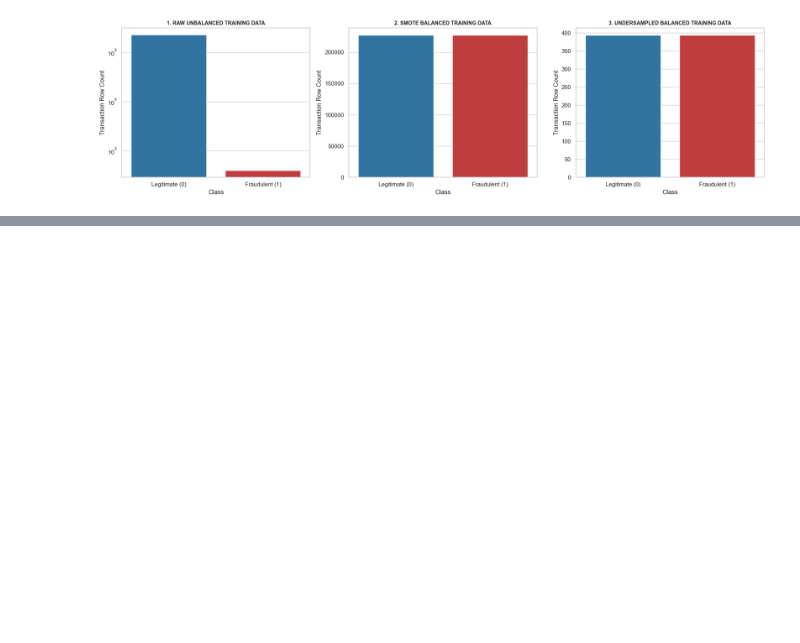
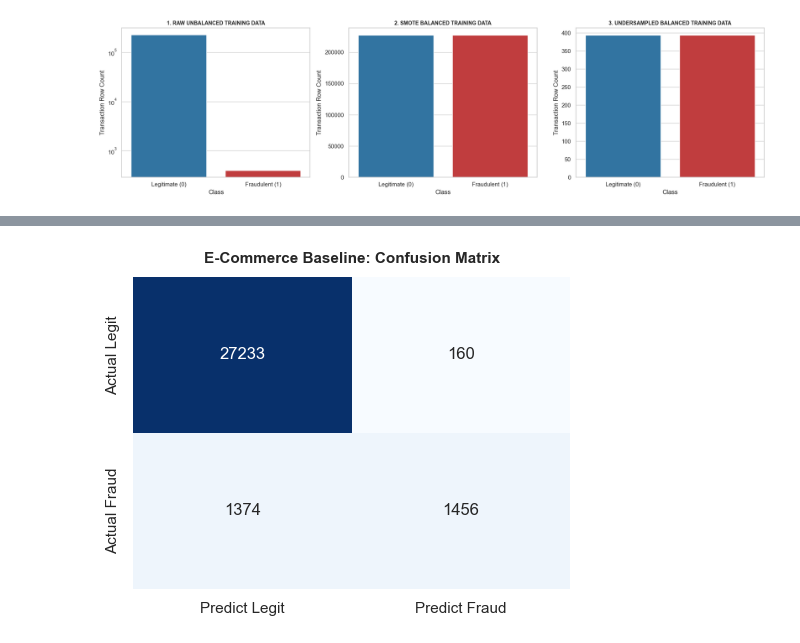
Before and after one commit to KetimTesfaye/fraud-detection, a Jupyter notebook: notebooks/modeling.ipynb, the cells around one changed output, grey strips where cells are left out. Saved outputs shown, nothing was run; the diff lists cells and outputs as text; code cells hidden in the pictures; blank space fills up the shorter version.

```diff
--- a/notebooks/modeling.ipynb
+++ b/notebooks/modeling.ipynb
@@ -227,0 +316,85 @@ Passing `palette` without assigning `hue` is deprecated and will be removed in v
+# %%
+import os
+import numpy as np
+import pandas as pd
+import matplotlib.pyplot as plt
+import seaborn as sns
+from sklearn.linear_model import LogisticRegression
+from sklearn.metrics import (
+    classification_report,
+    confusion_matrix,
+    precision_recall_curve,
+    auc,
+    f1_score
+)
+
+print("==================================================================")
+print("       PHASE 3: SELF-CONTAINED BASELINE MODEL TRAINING & AUDIT    ")
+print("==================================================================")
+
+def run_and_evaluate_baseline(X_train, y_train, X_test, y_test, name):
+    print(f"\n" + "="*60)
+    print(f" TRAINING & EVALUATING: {name.upper()} LOGISTIC REGRESSION BASELINE")
+    print("="*60)
+
+    # 1. Train the baseline model directly within this block
+    print(f"[TRAINING] Fitting Logistic Regression baseline for {name}...")
+    baseline_model = LogisticRegression(max_iter=1000, random_state=42)
+    baseline_model.fit(X_train, y_train)
+
+    # 2. Generate Predictions
+    y_pred = baseline_model.predict(X_test)
+    y_prob = baseline_model.predict_proba(X_test)[:, 1]
+
+    # 3. Compute Confusion Matrix Elements
+    cm = confusion_matrix(y_test, y_pred)
+    tn, fp, fn, tp = cm.ravel()
+
+    # 4. Calculate AUC-PR (Area Under Precision-Recall Curve)
+    precision_vals, recall_vals, _ = precision_recall_curve(y_test, y_prob)
+    auc_pr = auc(recall_vals, precision_vals)
+
+    # 5. Calculate F1-Score
+    f1 = f1_score(y_test, y_pred)
+
+    print(f"\n[SUCCESS] Matrix Evaluation Counts:")
+    print(f"  ├── True Negatives (Legit Cleaned) : {tn:,}")
+    print(f"  ├── False Positives (False Alarms) : {fp:,}")
+    print(f"  ├── False Negatives (Missed Fraud) : {fn:,}")
+    print(f"  └── True Positives (Caught Fraud)  : {tp:,}")
+    print(f"\nPerformance Benchmarks:")
+    print(f"  ├── F1-Score                      : {f1:.4f}")
+    print(f"  └── AUC-PR                        : {auc_pr:.4f}")
+
+    print("\nDetailed Classification Report:")
+    print(classification_report(y_test, y_pred, target_names=['Legitimate (0)', 'Fraudulent (1)']))
+
+    # 6. Plot Confusion Matrix
+    plt.figure(figsize=(5, 4))
+    sns.heatmap(cm, annot=True, fmt="d", cmap="Blues", cbar=False,
+                xticklabels=['Predict Legit', 'Predict Fraud'],
+                yticklabels=['Actual Legit', 'Actual Fraud'])
+    plt.title(f'{name} Baseline: Confusion Matrix', fontsize=11, fontweight='bold', pad=10)
+    plt.tight_layout()
+    plt.show()
+
+    return baseline_model
+
+# ------------------------------------------------------------------
+# EXECUTE THE ALL-IN-ONE BASELINE PIPELINE
+# ------------------------------------------------------------------
+try:
+    # Train and evaluate E-Commerce baseline using splits from Phase 1
+    lr_ecom_baseline = run_and_evaluate_baseline(
+        X_ecom_train, y_ecom_train, X_ecom_test, y_ecom_test, "E-Commerce"
+    )
+
+    # Train and evaluate Bank Credit Card baseline using splits from Phase 1
+    lr_bank_baseline = run_and_evaluate_baseline(
+        X_bank_train, y_bank_train, X_bank_test, y_bank_test, "Bank Credit Card"
+    )
+
+except NameError as e:
+    print(f"\n[ERROR] Splitting arrays missing from memory: {e}")
+    print("Please make sure you run your Phase 1 cell (Stratified Data Preparation) right before this cell.")
+# %% [output]
@@ -227,0 +418 @@ Passing `palette` without assigning `hue` is deprecated and will be removed in v
+[figure, added]
```
Also changed, not shown: parts of 8 cells of this notebook.
